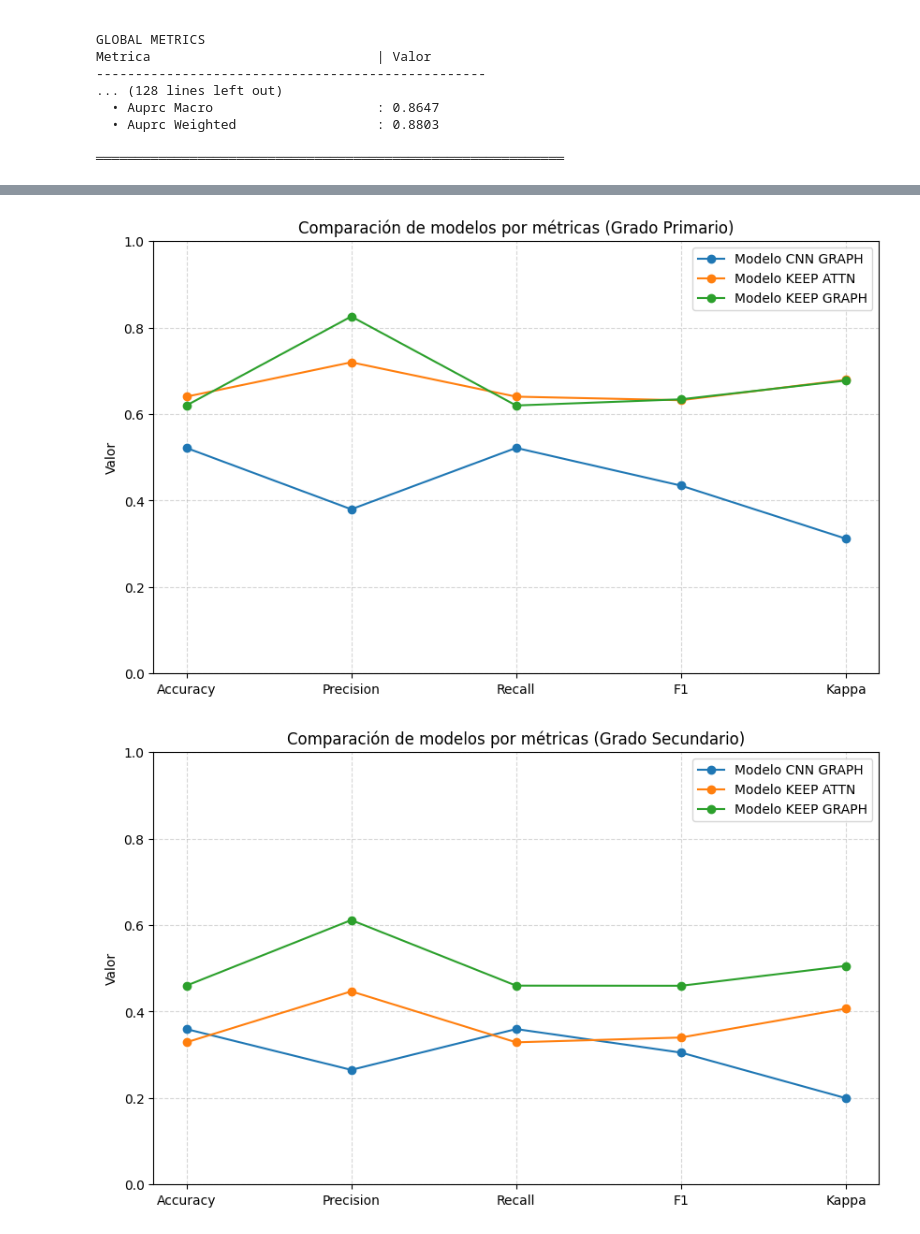
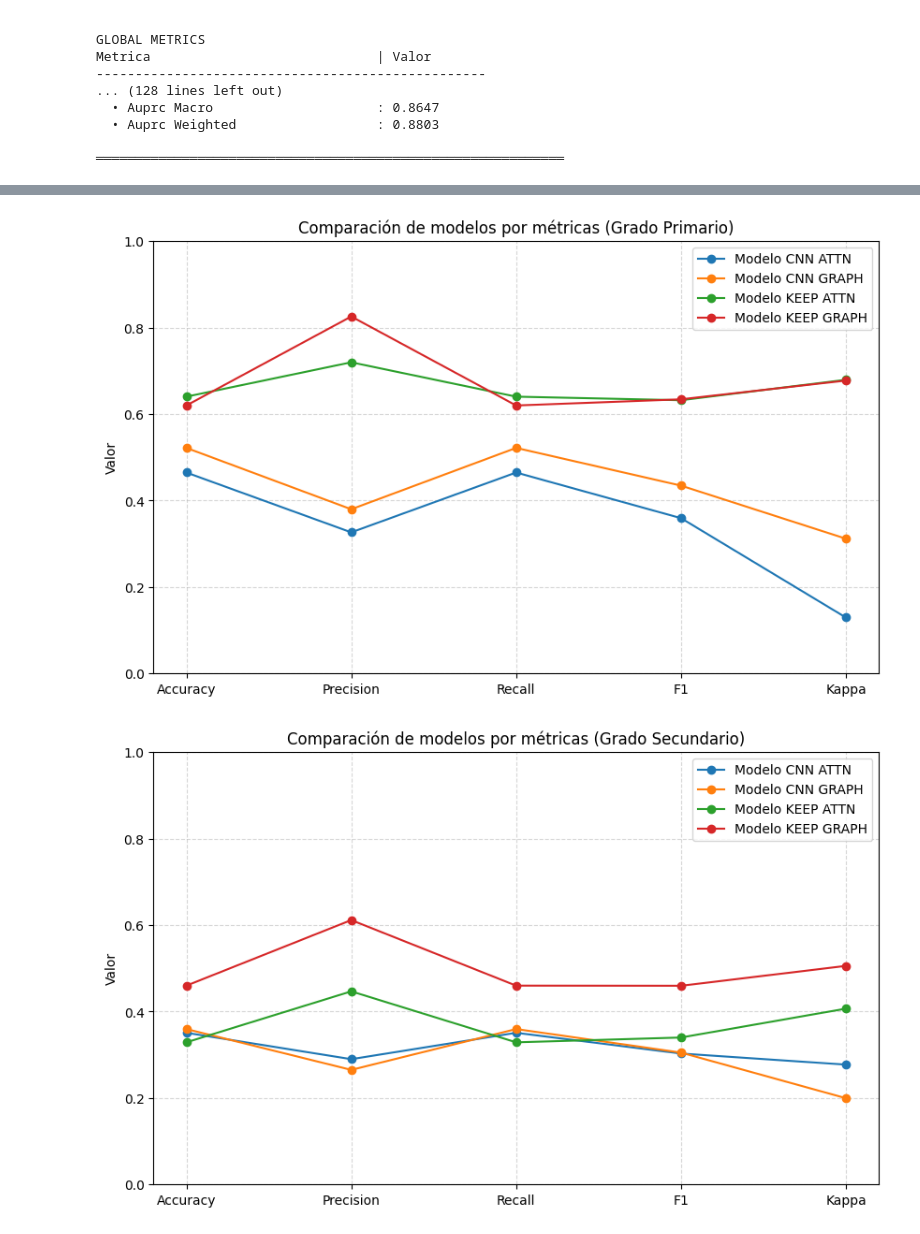
Before and after one commit to Nataliah612/Prost_Graph, a Jupyter notebook: notebooks/results_visualization.ipynb, the cells around one changed output, grey strips where cells are left out. Drawn from its saved outputs; the diff is of its cells as text; code cells hidden in the pictures.

```diff
--- a/notebooks/results_visualization.ipynb
+++ b/notebooks/results_visualization.ipynb
@@ -430,32 +432,34 @@ def graficos_comp_mdl(valores_modelos, label="Primario"):
 
     # Etiquetas y título
     plt.ylabel('Valor')
     plt.title(f"Comparación de modelos por métricas (Grado {label})")
     plt.ylim(0, 1)  # Suponiendo que los valores van de 0 a 1
     plt.grid(True, linestyle='--', alpha=0.5)
 
     # Leyenda
     plt.legend()
 
     # Mostrar la gráfica
     plt.show()
 
 valores_modelos_primary = {
+        'Modelo CNN ATTN': [0.4649, 0.3265, 0.4649, 0.3593, 0.1294],
         'Modelo CNN GRAPH': [0.5219, 0.3799, 0.5219, 0.4346, 0.3118],
         'Modelo KEEP ATTN': [0.6404,0.7199,0.6404,0.6322,0.6795],
         'Modelo KEEP GRAPH': [0.6200,0.8259,0.6200,0.6343,0.6777]
 
     }
 graficos_comp_mdl(valores_modelos_primary, label="Primario")
 
 valores_modelos = {
+    'Modelo CNN ATTN': [0.3509, 0.2899, 0.3509, 0.3029, 0.2773],
     'Modelo CNN GRAPH': [0.3596, 0.2651, 0.3596, 0.3051, 0.1996],
     'Modelo KEEP ATTN': [0.3289, 0.4468, 0.3289, 0.3400, 0.4068],
     'Modelo KEEP GRAPH': [0.4600, 0.6117, 0.4600, 0.4597, 0.5057]
 
 
 }
 graficos_comp_mdl(valores_modelos, label="Secundario")
 # %% [output]
-[figure, old version]
+[figure, new version]
-[figure, old version]
+[figure, new version]
```
Also changed, not shown: parts of 1 cell of this notebook, 1 other file.
